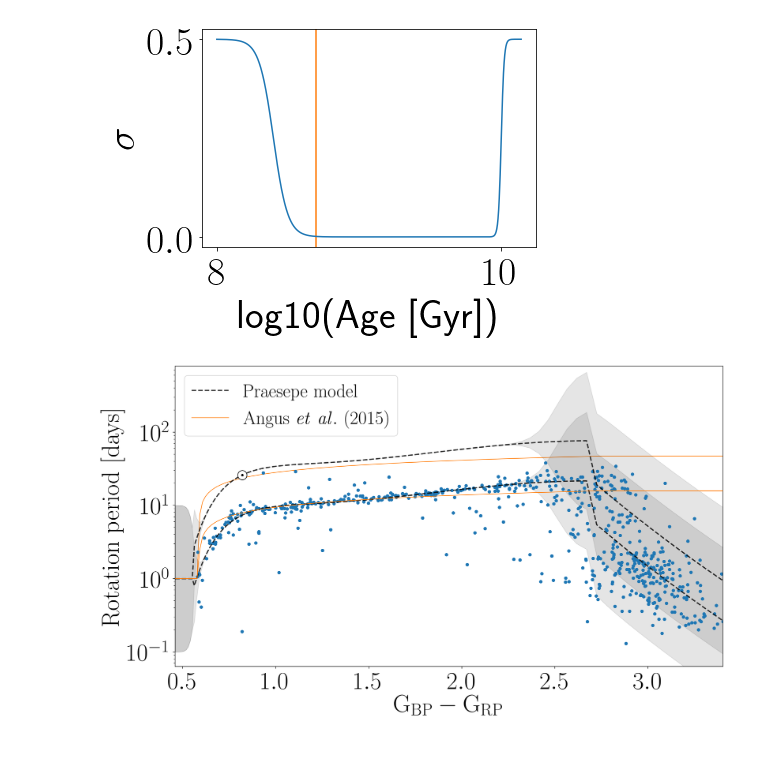
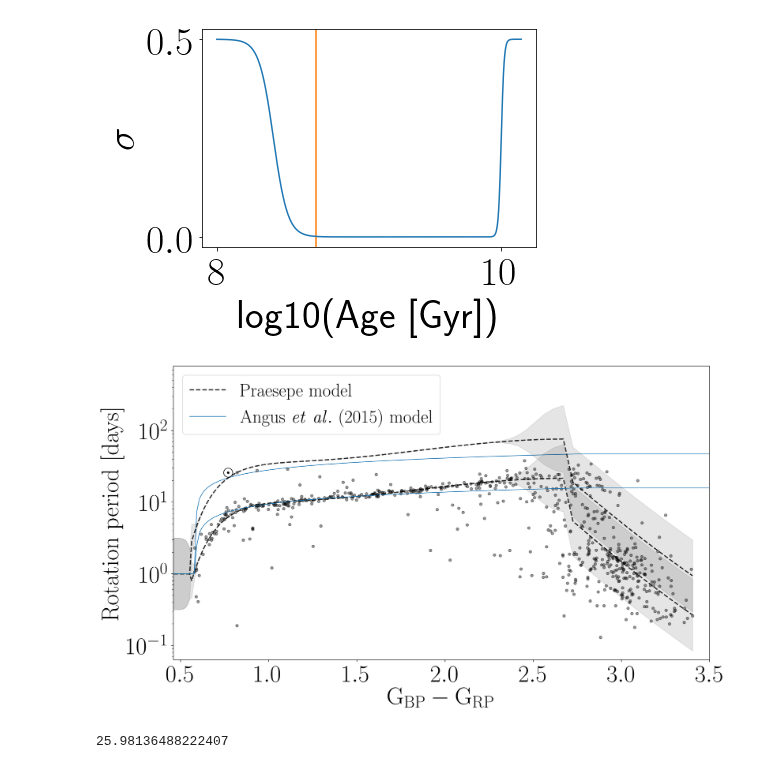
Before and after one commit to RuthAngus/stardate, a Jupyter notebook: paper/code/Fitting_Praesepe.ipynb, the cells around one changed output. Cells and saved outputs as stored; diff of their text form; code cells hidden in the pictures.

Commit message:
with Sun color=.82

```diff
--- a/paper/code/Fitting_Praesepe.ipynb
+++ b/paper/code/Fitting_Praesepe.ipynb
@@ -249,7 +247,7 @@ Text(0, 0.5, '$\\sigma$')
 [figure]
 # %%
 plt.figure(figsize=(16, 9), dpi=200)
-plt.plot(10**logbprp_sun, 10**logp_sun, ".", ms=9, zorder=1)
+plt.plot(10**logbprp_sun, 10**logp_sun, "k.", ms=9, zorder=1, alpha=.4)
 
 mean = bpl_model(bpl_result.x, xplot, np.ones_like(xplot)*np.log10(4.56*1e9))
 plt.plot(10**xplot, 10**mean, lw=2, zorder=2, color="k", ls="--", alpha=.8, rasterized=True)
@@ -260,10 +258,12 @@ plt.fill_between(10**xplot, 10**(mean - sigma), 10**(mean + sigma), color="k", a
 plt.plot(10**xplot, 10**mean, lw=2, color="k", ls="--", alpha=.8, rasterized=True,
         label="$\mathrm{Praesepe~model}$")
 
-plt.plot(10**sun_color, 10**sun_prot, "wo", markeredgecolor="k", ms=15, zorder=2, rasterized=True)
-plt.plot(10**sun_color, 10**sun_prot, ".k", zorder=2, rasterized=True)
+# plt.plot(10**sun_color, 10**sun_prot, "wo", markeredgecolor="k", ms=15, zorder=2, rasterized=True)
+# plt.plot(10**sun_color, 10**sun_prot, ".k", zorder=2, rasterized=True)
+plt.plot(.77, 10**sun_prot, "wo", markeredgecolor="k", ms=15, zorder=2, rasterized=True)
+plt.plot(.77, 10**sun_prot, ".k", zorder=2, rasterized=True)
 
-plt.xlim(10**(min(xplot)), 10**(max(xplot)))
+plt.xlim(10**(min(xplot)), 3.5)
 plt.ylim(10**-1.2, 10**2.9)
 
 plt.xlabel("$\mathrm{G_{BP} - G_{RP}}$")
@@ -275,34 +275,39 @@ def bv_2_bprp(bv):
     """
     Numbers from https://arxiv.org/pdf/1008.0815.pdf
     """
     a, b, c, d = .0981, 1.4290, -.0269, .0061  # sigma = .43
     return a + b*bv + c*bv**2 + d*bv**3
 
 
 def bprp_2_bv(bprp):
     """
     Try to find the analytic version of this, please!
     """
     bv_iter = np.linspace(0., 2., 10000)
     bprp_pred = [bv_2_bprp(bv) for bv in bv_iter]
     diffs = bprp - np.array(bprp_pred)
     return bv_iter[np.argmin(diffs**2)]
 
 import stardate.lhf as sdl
 
 xs = np.linspace(-.25, .6, 100)
 bv, log_periods_praesepe, log_periods_sun, log_sigs = [np.zeros_like(xs) for i in range(4)]
 for i, _x in enumerate(xs):
     bv[i] = bprp_2_bv(10**_x)
     log_periods_praesepe[i] = sdl.gyro_model(np.log10(625*1e6), bv[i])
     log_periods_sun[i] = sdl.gyro_model(np.log10(4.56*1e9), bv[i])
     log_sigs[i] = sdl.sigma(bv[i], 355)
 
-plt.plot(10**xs-.15, 10**log_periods_praesepe, color="C1", lw=1, zorder=3, ms=35, rasterized=True)
-plt.plot(10**xs-.15, 10**log_periods_sun, color="C1", lw=1, zorder=0, rasterized=True,
-         label="$\mathrm{Angus~{\it et~al.}~(2015)}$")
+plt.plot(10**xs-.15, 10**log_periods_praesepe, color="C0", lw=1, zorder=3, ms=35, rasterized=True)
+plt.plot(10**xs-.15, 10**log_periods_sun, color="C0", lw=1, zorder=0, rasterized=True,
+         label="$\mathrm{Angus~{\it et~al.}~(2015)~model}$")
 
 plt.legend(loc="upper left")
 plt.savefig("../praesepe.pdf")
 # %% [output]
-[figure, old version]
+[figure, new version]
+# %%
+import stardate.lhf as sdl
+print(10**sdl.gyro_model_praesepe(np.log10(4.56*1e9), .82))
+# %% [output]
+25.98136488222407
```
Also changed, not shown: parts of 1 cell of this notebook, 2 other files.
